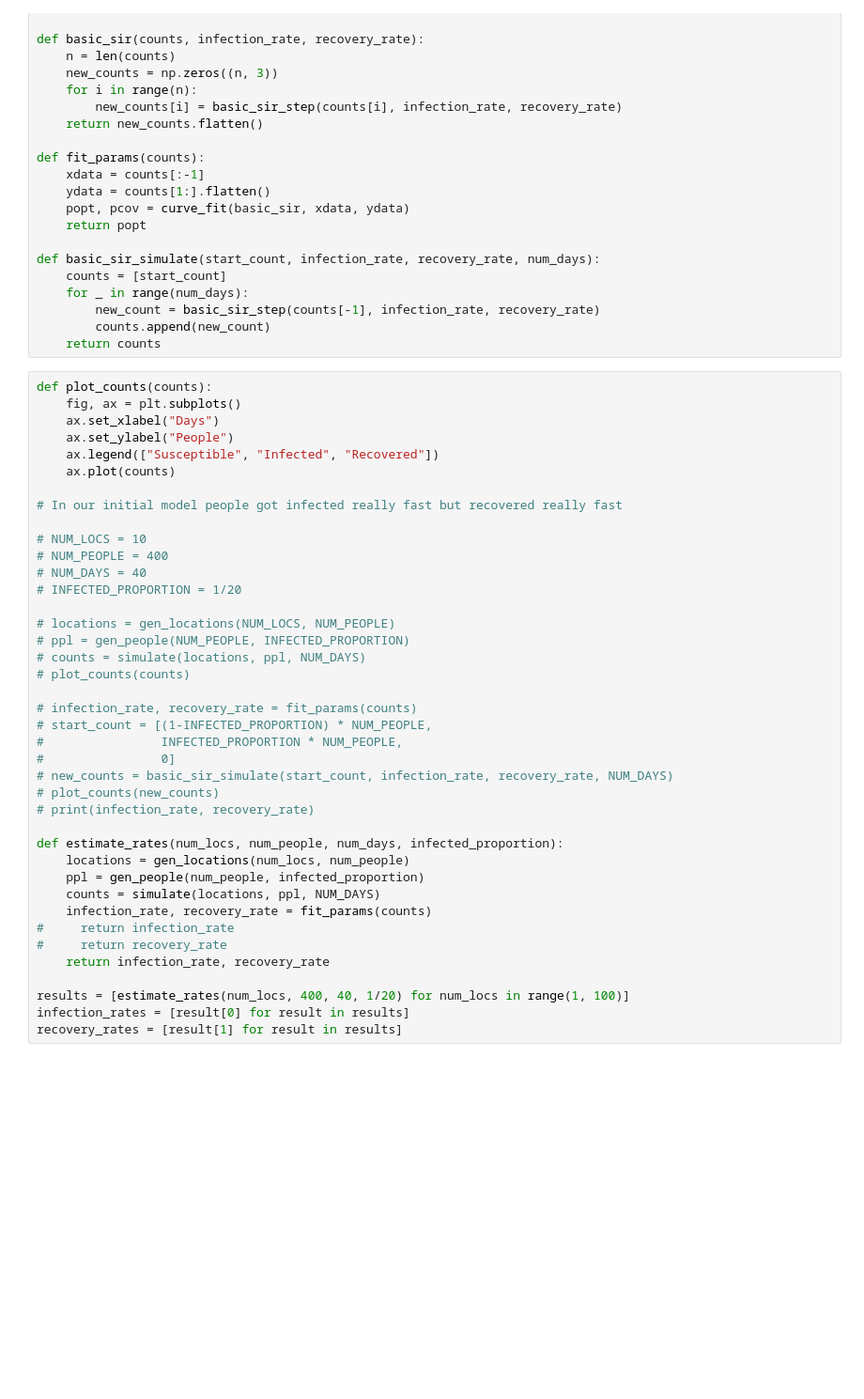
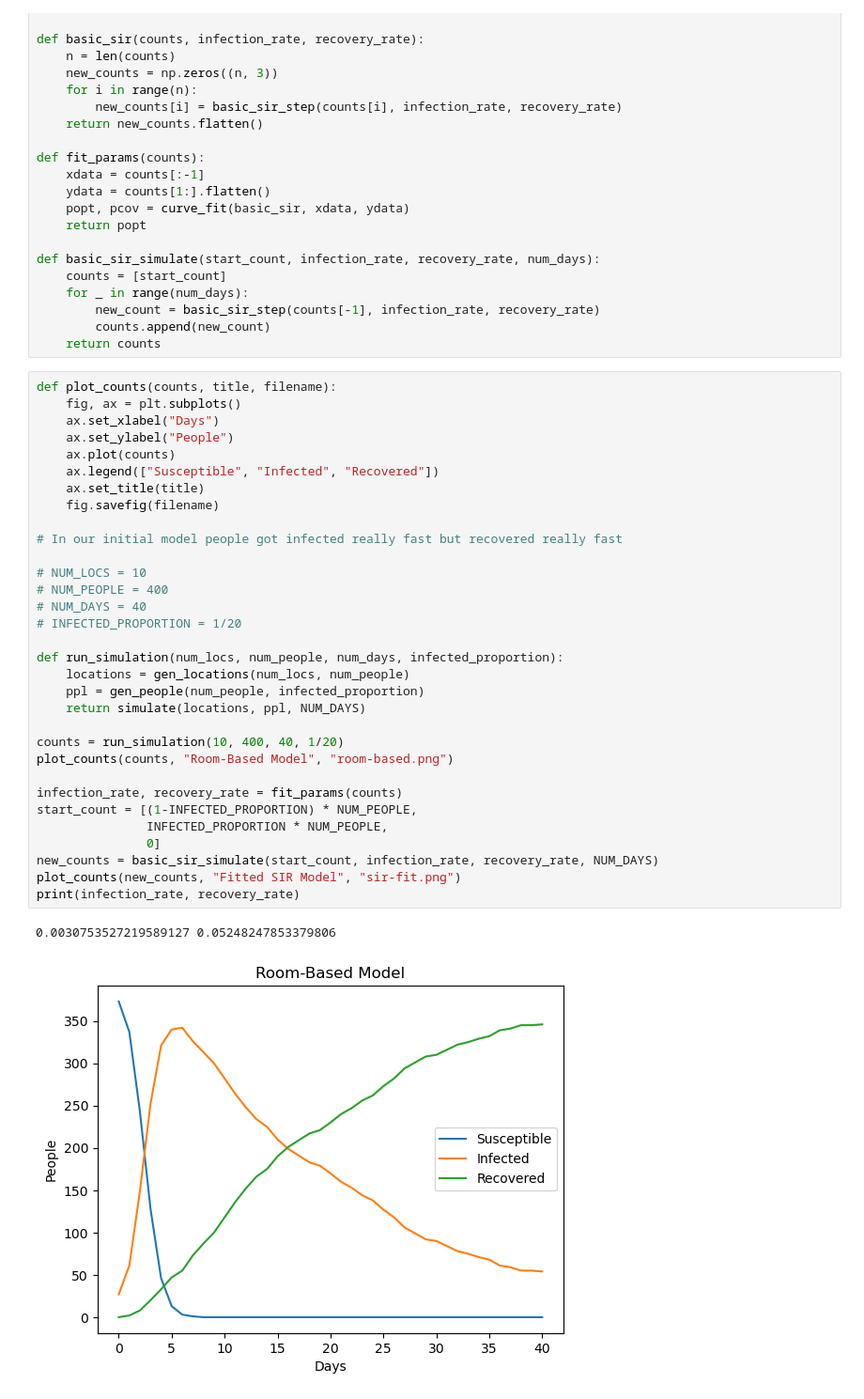
Before and after one commit to khazixi/456-Final-Project, a Jupyter notebook: project.ipynb, the cells around one changed output. Shown at 94% size. Cells and saved outputs as stored; diff of their text form; blank space fills up the shorter version.

```diff
--- a/project.ipynb
+++ b/project.ipynb
@@ -120,42 +120,37 @@ def basic_sir_simulate(start_count, infection_rate, recovery_rate, num_days):
         counts.append(new_count)
     return counts
 # %%
-def plot_counts(counts):
+def plot_counts(counts, title, filename):
     fig, ax = plt.subplots()
     ax.set_xlabel("Days")
     ax.set_ylabel("People")
+    ax.plot(counts)
     ax.legend(["Susceptible", "Infected", "Recovered"])
-    ax.plot(counts)
+    ax.set_title(title)
+    fig.savefig(filename)
 
 # In our initial model people got infected really fast but recovered really fast
 
 # NUM_LOCS = 10
 # NUM_PEOPLE = 400
 # NUM_DAYS = 40
 # INFECTED_PROPORTION = 1/20
 
-# locations = gen_locations(NUM_LOCS, NUM_PEOPLE)
-# ppl = gen_people(NUM_PEOPLE, INFECTED_PROPORTION)
-# counts = simulate(locations, ppl, NUM_DAYS)
-# plot_counts(counts)
-
-# infection_rate, recovery_rate = fit_params(counts)
-# start_count = [(1-INFECTED_PROPORTION) * NUM_PEOPLE,
-#                INFECTED_PROPORTION * NUM_PEOPLE,
-#                0]
-# new_counts = basic_sir_simulate(start_count, infection_rate, recovery_rate, NUM_DAYS)
-# plot_counts(new_counts)
-# print(infection_rate, recovery_rate)
-
-def estimate_rates(num_locs, num_people, num_days, infected_proportion):
+def run_simulation(num_locs, num_people, num_days, infected_proportion):
     locations = gen_locations(num_locs, num_people)
     ppl = gen_people(num_people, infected_proportion)
-    counts = simulate(locations, ppl, NUM_DAYS)
-    infection_rate, recovery_rate = fit_params(counts)
-#     return infection_rate
-#     return recovery_rate
-    return infection_rate, recovery_rate
+    return simulate(locations, ppl, NUM_DAYS)
 
-results = [estimate_rates(num_locs, 400, 40, 1/20) for num_locs in range(1, 100)]
-infection_rates = [result[0] for result in results]
-recovery_rates = [result[1] for result in results]
+counts = run_simulation(10, 400, 40, 1/20)
+plot_counts(counts, "Room-Based Model", "room-based.png")
+
+infection_rate, recovery_rate = fit_params(counts)
+start_count = [(1-INFECTED_PROPORTION) * NUM_PEOPLE,
+               INFECTED_PROPORTION * NUM_PEOPLE,
+               0]
+new_counts = basic_sir_simulate(start_count, infection_rate, recovery_rate, NUM_DAYS)
+plot_counts(new_counts, "Fitted SIR Model", "sir-fit.png")
+print(infection_rate, recovery_rate)
+# %% [output]
+0.0030753527219589127 0.05248247853379806
+[figure, added]
```
Also changed, not shown: parts of 3 cells of this notebook.
